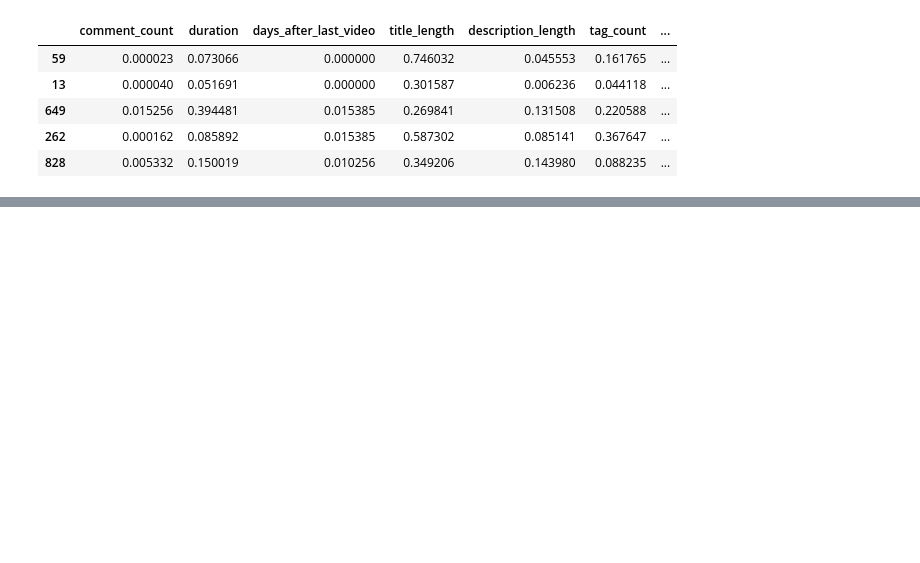
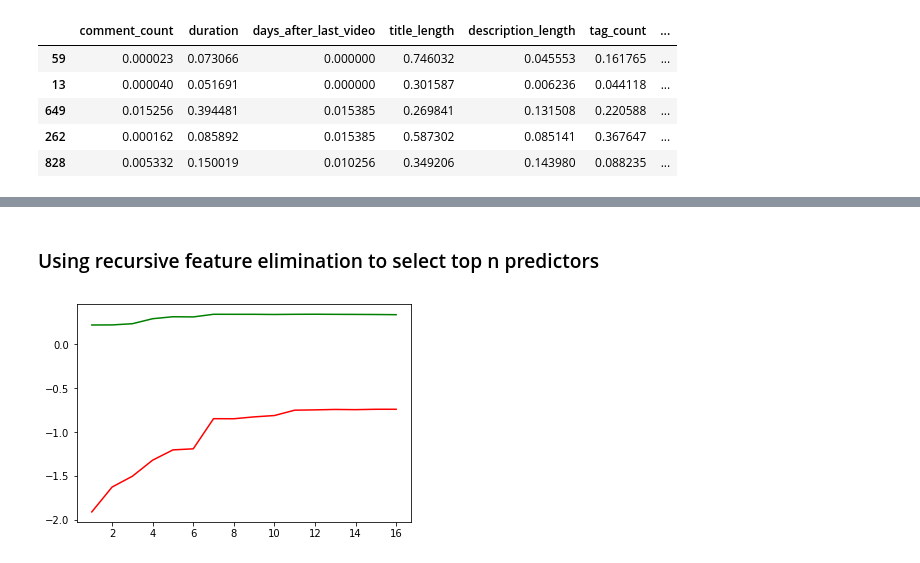
Before and after one commit to Carterbouley/flatiron-mod_4, a Jupyter notebook: Regression Analysis.ipynb, the cells around one changed output, grey strips where cells are left out. Cells and saved outputs as stored; diff of their text form; code cells hidden in the pictures; blank space fills up the shorter version.

```diff
--- a/Regression Analysis.ipynb
+++ b/Regression Analysis.ipynb
@@ -113,12 +122,3 @@ X_train_scaled.head()
-# %%
-def train_vs_test(model, X_train, X_test, y_train, y_test):
-
-    r_2_train = np.mean(cross_val_score(model, X_train, y_train, cv = 5 ))
-
-    y_test_hat = model.predict(X_test)
-    r_2_test = r2_score(y_test, y_test_hat)
-
-    return print(('The R^2 for the train set is {} \nThe R^2 for the test set is {} '.format(round(r_2_train, 4), round( r_2_test, 4))))
 # %%
 linreg = LinearRegression()
 model_1 = linreg.fit(X_train_scaled, y_train)
@@ -165,5 +124,0 @@ X_test_poly = pd.DataFrame(poly.transform(X_test_scaled),
-# %%
-model_2 = linreg.fit(X_train_poly, y_train)
-# %%
-train_vs_test(model_2, X_train_poly, X_test_poly, y_train, y_test)
-# Overfitting, but better test R2
@@ -199,0 +201,28 @@ X_test_poly.drop(columns = ['samsung^2', 'comment_count', 'day_part_1 google', '
+# %%
+X_train_scaled.drop(columns = ['tesla'], inplace = True)
+X_test_scaled.drop(columns = ['tesla'], inplace = True)
+#removing tesla predictor from training and test sets
+# %% [markdown]
+### Using recursive feature elimination to select top n predictors
+# %%
+predictor_counts = []
+train_r2_vals = []
+test_r2_vals = []
+
+for i in range(1,17):
+    rfe_n = RFE(estimator=linreg, n_features_to_select= i)
+    rfe_n.fit_transform(X_train_scaled, y_train)
+    keep_predictors_index_n = [i[0] for i in list(enumerate(rfe_n.support_)) if i[1] == True]
+    keep_predictors_n = list(X_train_scaled.columns[keep_predictors_index_n])
+    predictor_counts.append(len(keep_predictors_n))
+    X_train_scaled_n = X_train_scaled[keep_predictors_n]
+    X_test_scaled_n = X_test_scaled[keep_predictors_n]
+    model_n = linreg.fit(X_train_scaled_n, y_train)
+    r2_train_n, r2_test_n = train_vs_test(model_n, X_train_scaled_n, X_test_scaled_n, y_train, y_test)
+    train_r2_vals.append(r2_train_n)
+    test_r2_vals.append(r2_test_n)
+plt.plot(predictor_counts, test_r2_vals, color = 'red')
+plt.plot(predictor_counts, train_r2_vals, color = 'green');
+# test r^2 stagnates past 11 predictors
+# %% [output]
+[figure, added]
```
Also changed, not shown: parts of 59 cells of this notebook.
